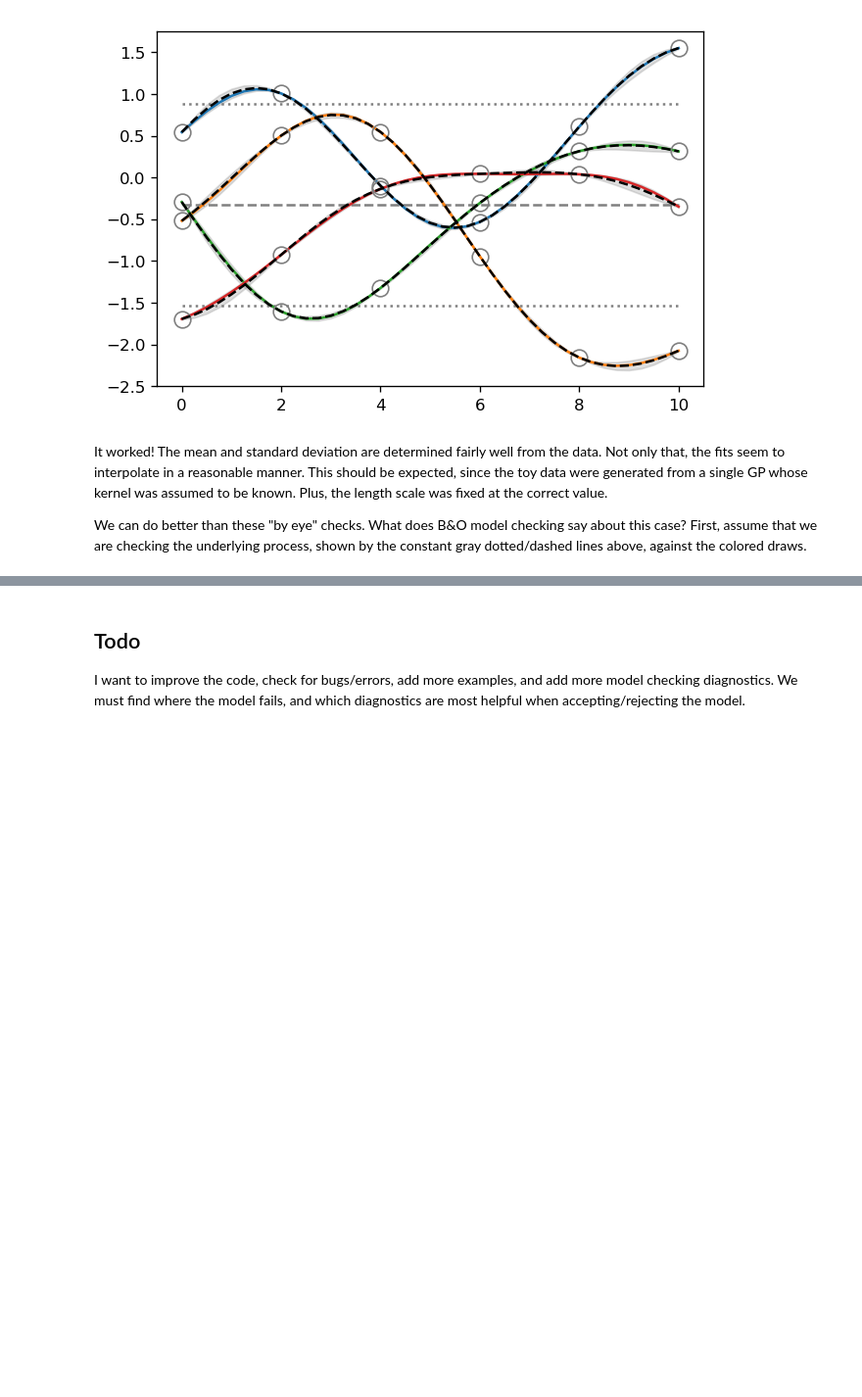
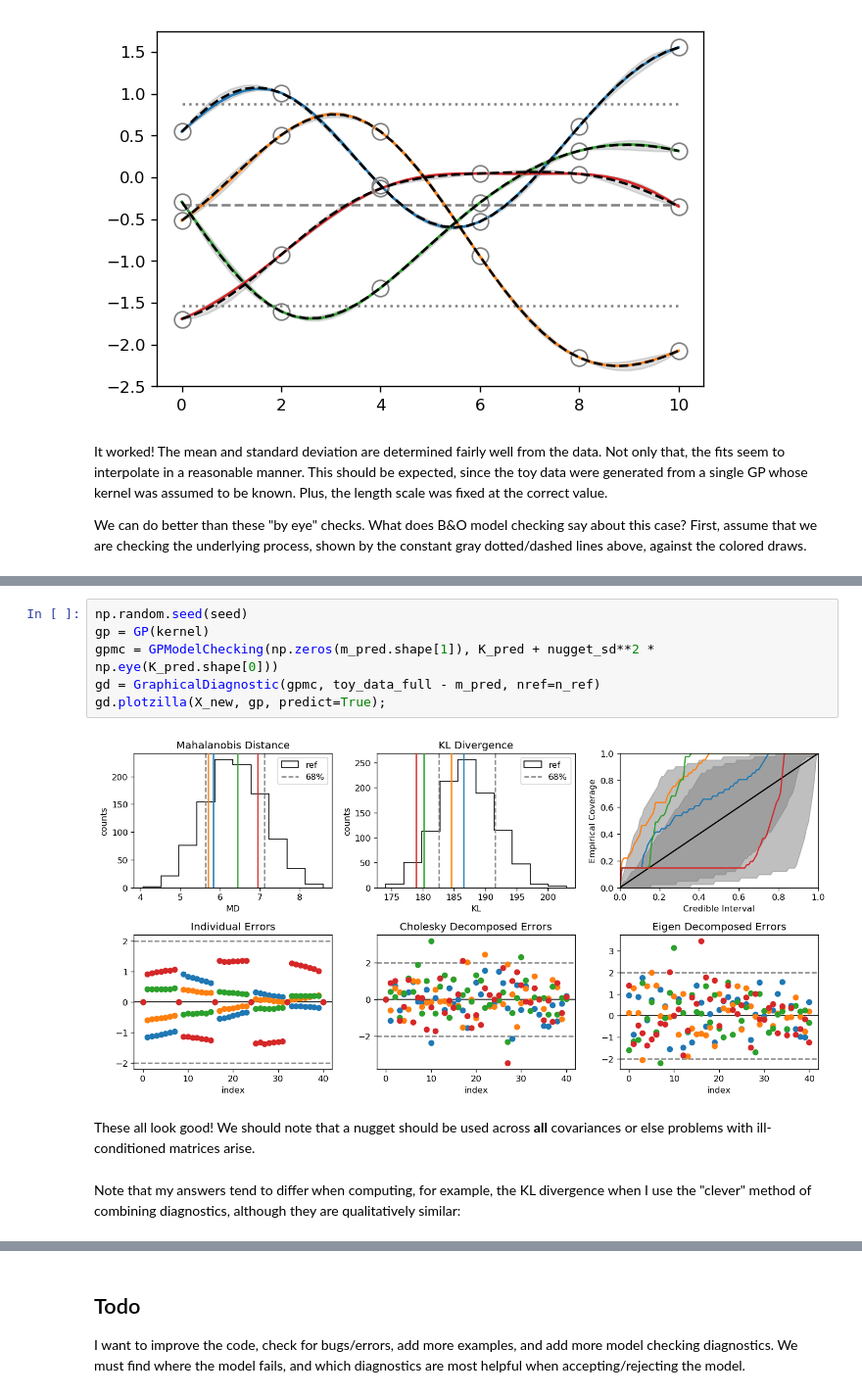
Before and after one commit to buqeye/gsum, a Jupyter notebook: gsum/examples/model_checking_tests.ipynb, the cells around one changed output, grey strips where cells are left out. Shown at 98% size. Saved outputs shown, nothing was run; the diff lists cells and outputs as text; blank space fills up the shorter version.

```diff
--- a/gsum/examples/model_checking_tests.ipynb
+++ b/gsum/examples/model_checking_tests.ipynb
@@ -470,3 +494,15 @@ They each are within errors, as expected. What if we performed the same model ch
+# %%
+np.random.seed(seed)
+gp = GP(kernel)
+gpmc = GPModelChecking(np.zeros(m_pred.shape[1]), K_pred + nugget_sd**2 * np.eye(K_pred.shape[0]))
+gd = GraphicalDiagnostic(gpmc, toy_data_full - m_pred, nref=n_ref)
+gd.plotzilla(X_new, gp, predict=True);
+# %% [output]
+[figure, added]
+# %% [markdown]
+These all look good! We should note that a nugget should be used across **all** covariances or else problems with ill-conditioned matrices arise.
+# %% [markdown]
+Note that my answers tend to differ when computing, for example, the KL divergence when I use the "clever" method of combining diagnostics, although they are qualitatively similar:
 # %%
 gp = GP(kernel)
 # Matplotlib 2.0 colors
```
Also changed, not shown: parts of 18 cells of this notebook.
